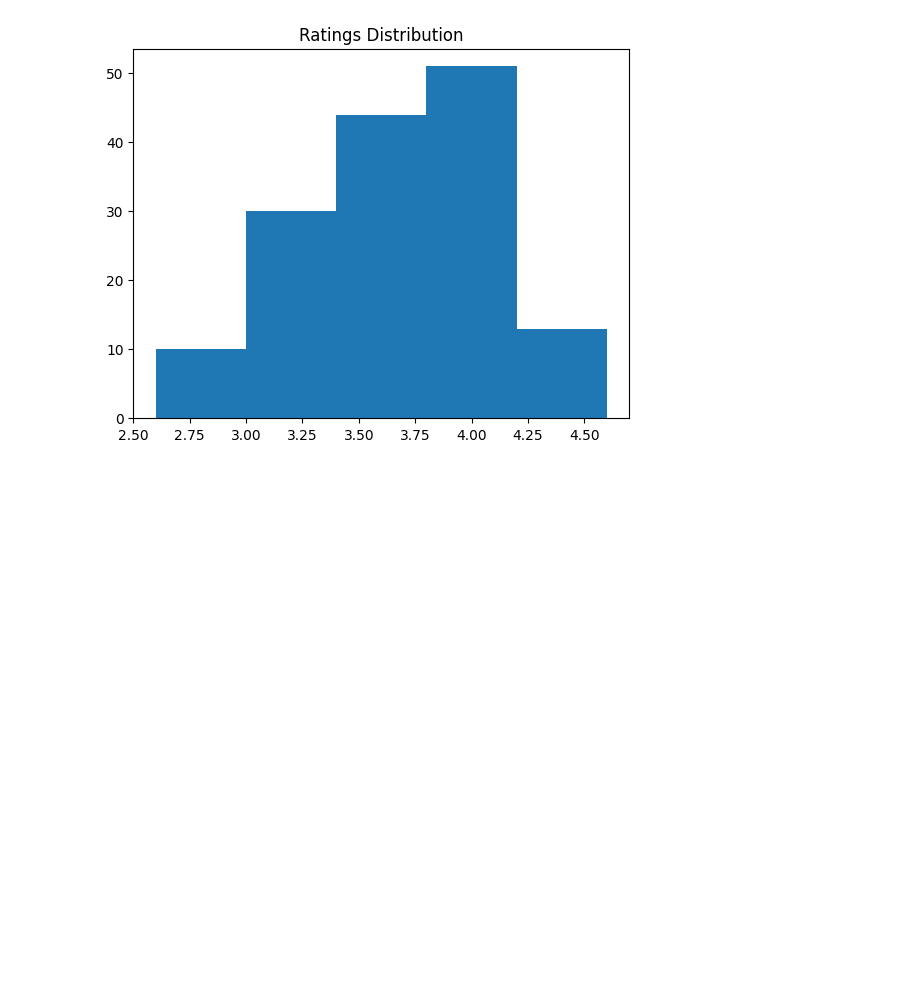
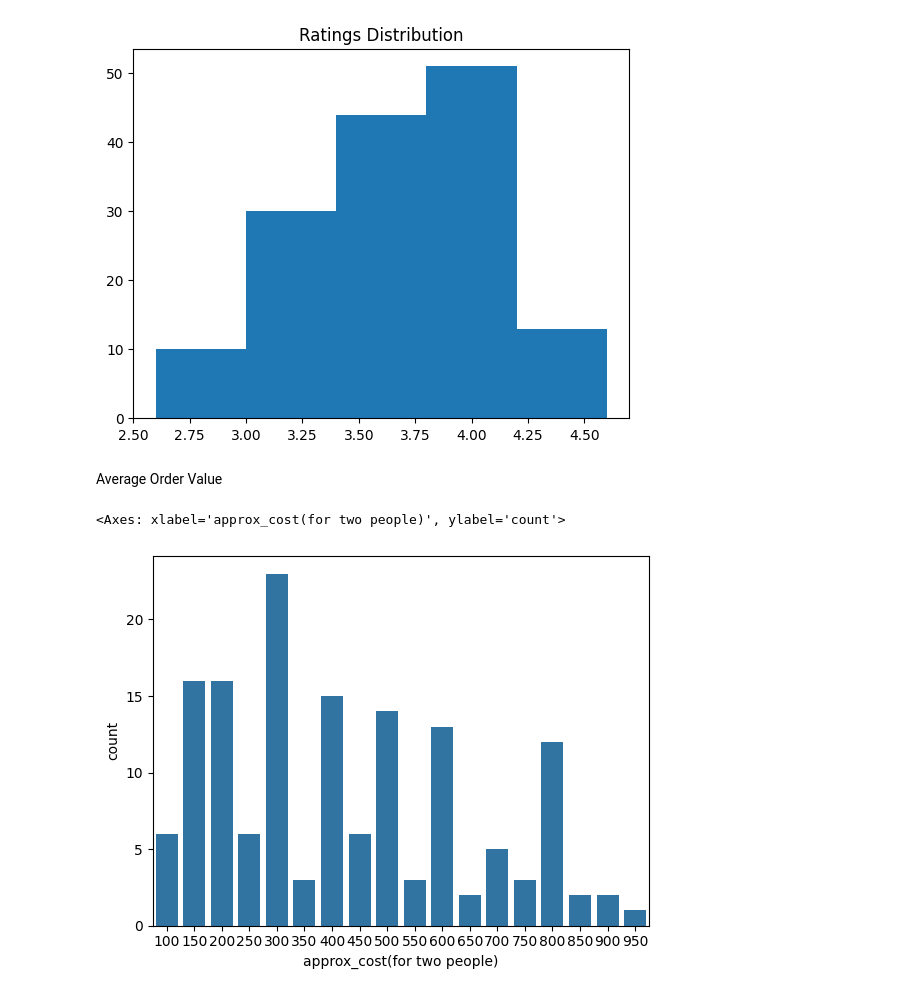
Before and after one commit to hardik18-hk19/zomato_ds, a Jupyter notebook: Zomato.ipynb, the cells around one changed output. Cells and saved outputs as stored; diff of their text form; code cells hidden in the pictures; blank space fills up the shorter version.

Commit message:
Couple spent graph

```diff
--- a/Zomato.ipynb
+++ b/Zomato.ipynb
@@ -117,3 +117,11 @@ plt.title("Ratings Distribution")
 plt.show()
 # %% [output]
 [figure]
+# %% [markdown]
+Average Order Value
+# %%
+couple_data = df["approx_cost(for two people)"]
+sns.countplot(x=couple_data)
+# %% [output]
+<Axes: xlabel='approx_cost(for two people)', ylabel='count'>
+[figure, added]
```
